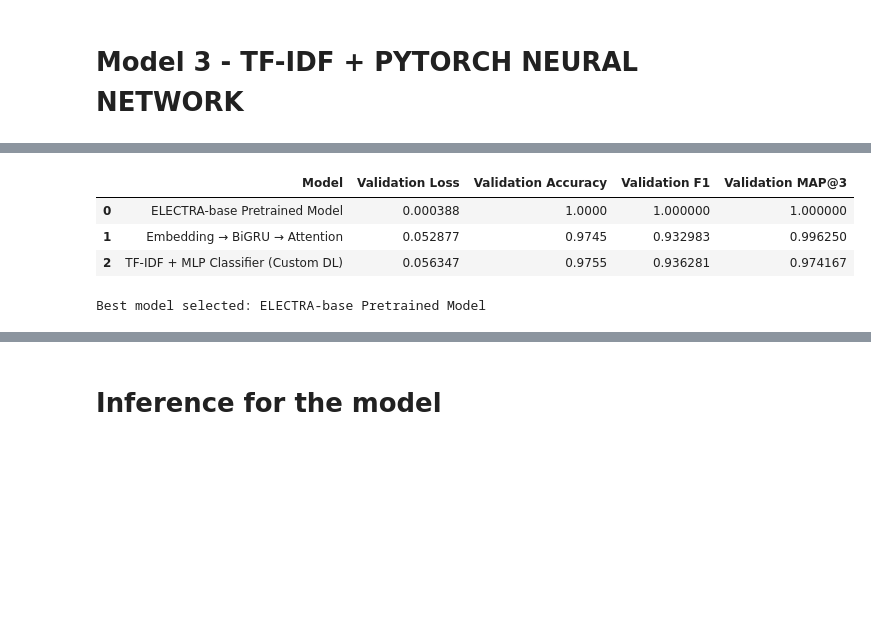
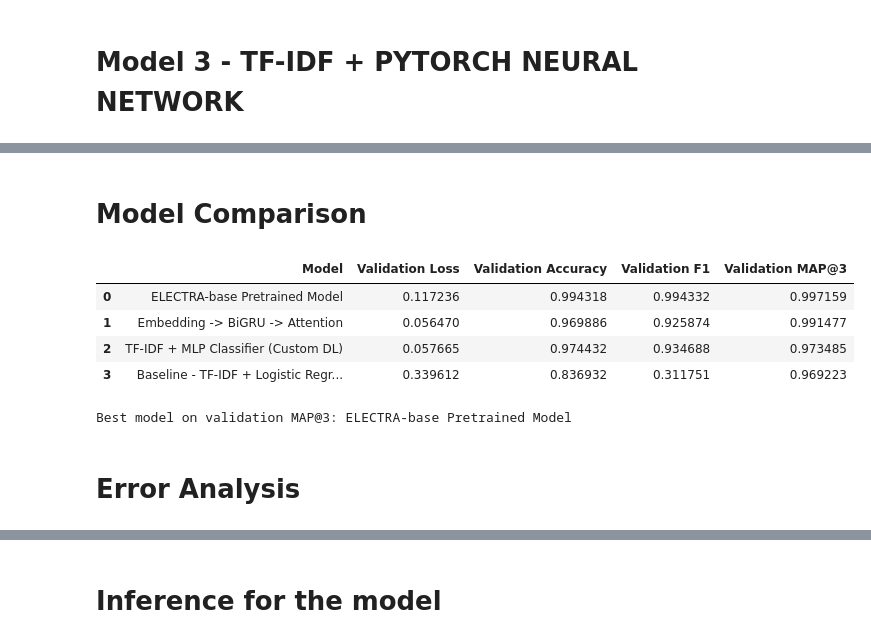
Before and after one commit to Hariom9991/dl-24f1000881-notebook-t22026, a Jupyter notebook: kaggle_notebook.ipynb, the cells around one changed output, grey strips where cells are left out. Saved outputs shown, nothing was run; the diff lists cells and outputs as text; code cells hidden in the pictures; blank space fills up the shorter version.

```diff
--- a/kaggle_notebook.ipynb
+++ b/kaggle_notebook.ipynb
@@ -736,11 +765,10 @@ def train_scratch_model(model, train_loader, val_loader, val_main_df, epochs=5,
             logits = model(input_ids)
             loss = criterion(logits, targets)
             loss.backward()
+            torch.nn.utils.clip_grad_norm_(model.parameters(), MAX_GRAD_NORM)
             optimizer.step()
 
             total_train_loss += loss.item()
-
-        # Pehle ye line galat indented thi, ab ye outer epoch loop ke andar sahi aligned hai
         val_metrics = evaluate_scratch_model(model, val_loader, val_main_df, device)
 
         epoch_result = {
@@ -768,7 +796,8 @@ def train_scratch_model(model, train_loader, val_loader, val_main_df, epochs=5,
 
         if val_metrics['map3'] > best_map3:
             best_map3 = val_metrics['map3']
-            best_state = model.state_dict()
+            best_state = copy.deepcopy(model.state_dict())  # deepcopy: state_dict() alone returns live tensor
+                                                              # references that keep changing as training continues
 
     if best_state is not None:
         model.load_state_dict(best_state)
@@ -1153,3 +1192,13 @@ def train_electra_mc(
 
     history_df = pd.DataFrame(history)
     return model, history_df
+# %%
+def compute_class_weights(df, label_col="answer"):
+    """Inverse-frequency class weights, ordered by LABEL2ID (A..E)."""
+    counts = df[label_col].map(LABEL2ID).value_counts().reindex(range(len(LABEL2ID)), fill_value=1)
+    total = counts.sum()
+    weights = total / (len(LABEL2ID) * counts)
+    return torch.tensor(weights.values, dtype=torch.float)
+
+main_class_weights = compute_class_weights(train_main)
+print("Class weights (A, B, C, D, E):", main_class_weights.tolist())
@@ -1157,7 +1208,7 @@ def train_electra_mc(
 mc_model = AutoModelForMultipleChoice.from_pretrained(MC_MODEL_NAME).to(DEVICE)
 
 electra_run = start_run(
-    "model3_pretrained_electra_base",
+    "model2_pretrained_electra_base",
     {
         "model_type": "Pretrained Transformer",
         "model_name": MC_MODEL_NAME,
@@ -1168,7 +1219,10 @@ electra_run = start_run(
         "epochs": EPOCHS,
         "learning_rate": LEARNING_RATE,
         "weight_decay": WEIGHT_DECAY,
-        "max_grad_norm": MAX_GRAD_NORM
+        "max_grad_norm": MAX_GRAD_NORM,
+        "accumulation_steps": ACCUMULATION_STEPS,
+        "effective_batch_size": TRAIN_BATCH_SIZE * ACCUMULATION_STEPS,
+        "class_weights": main_class_weights.tolist()
     }
 )
 mc_model, electra_history = train_electra_mc(
@@ -1178,7 +1232,9 @@ mc_model, electra_history = train_electra_mc(
     epochs=EPOCHS,
     lr=LEARNING_RATE,
     weight_decay=WEIGHT_DECAY,
-    device=DEVICE
+    device=DEVICE,
+    class_weights=main_class_weights,
+    accumulation_steps=ACCUMULATION_STEPS
 )
 
 display(electra_history)
@@ -1188,7 +1244,7 @@ best_row = electra_history.sort_values(
     ascending=False
 ).iloc[0]
 
-print("Model 3 - ELECTRA-base")
+print("Model 2 - ELECTRA-base")
 print("Validation Loss     :", round(best_row["val_loss"], 5))
 print("Validation Accuracy :", round(best_row["val_accuracy"], 5))
 print("Validation F1       :", round(best_row["val_f1"], 5))
@@ -1492,44 +1549,53 @@ wandb: Find logs at: ./wandb/run-20260722_110904-a4t2cihr/logs
+# %% [markdown]
+# Model Comparison
 # %%
-# FINAL MODEL COMPARISON & RANKING DASHBOARD
-
 results = [
+    {
+        "Model": "Baseline - TF-IDF + Logistic Regression",
+        "Validation Loss": baseline_metrics["loss"],
+        "Validation Accuracy": baseline_metrics["accuracy"],
+        "Validation F1": baseline_metrics["f1"],
+        "Validation MAP@3": baseline_map3
+    },
     {
         "Model": "TF-IDF + MLP Classifier (Custom DL)",
         "Validation Loss": dl_binary_metrics["loss"],
         "Validation Accuracy": dl_binary_metrics["accuracy"],
         "Validation F1": dl_binary_metrics["f1"],
         "Validation MAP@3": dl_map3
     },
     {
-        "Model": "Embedding → BiGRU → Attention",
+        "Model": "Embedding -> BiGRU -> Attention",
         "Validation Loss": best_scratch_row["val_loss"],
         "Validation Accuracy": best_scratch_row["val_accuracy"],
         "Validation F1": best_scratch_row["val_f1"],
         "Validation MAP@3": best_scratch_row["val_map3"]
     },
     {
         "Model": "ELECTRA-base Pretrained Model",
         "Validation Loss": best_row["val_loss"],
         "Validation Accuracy": best_row["val_accuracy"],
         "Validation F1": best_row["val_f1"],
         "Validation MAP@3": best_row["val_map3"]
     }
 ]
 
 results_df = (
     pd.DataFrame(results)
       .sort_values(by=["Validation MAP@3", "Validation Loss"], ascending=[False, True])
       .reset_index(drop=True)
 )
 
 display(results_df)
 
-# Select Best Model
-best_model_name = results_df.loc[0, 'Model']
-print("Best model selected:", best_model_name)
+best_model_name = results_df.loc[0, "Model"]
+print("Best model on validation MAP@3:", best_model_name)
 # %% [output]
 |  | Model | Validation Loss | Validation Accuracy | Validation F1 | Validation MAP@3 |
-| 0 | ELECTRA-base Pretrained Model | 0.000388 | 1.0000 | 1.000000 | 1.000000 |
-| 1 | Embedding → BiGRU → Attention | 0.052877 | 0.9745 | 0.932983 | 0.996250 |
-| 2 | TF-IDF + MLP Classifier (Custom DL) | 0.056347 | 0.9755 | 0.936281 | 0.974167 |
+| 0 | ELECTRA-base Pretrained Model | 0.117236 | 0.994318 | 0.994332 | 0.997159 |
+| 1 | Embedding -> BiGRU -> Attention | 0.056470 | 0.969886 | 0.925874 | 0.991477 |
+| 2 | TF-IDF + MLP Classifier (Custom DL) | 0.057665 | 0.974432 | 0.934688 | 0.973485 |
+| 3 | Baseline - TF-IDF + Logistic Regr... | 0.339612 | 0.836932 | 0.311751 | 0.969223 |
-Best model selected: ELECTRA-base Pretrained Model
+Best model on validation MAP@3: ELECTRA-base Pretrained Model
+# %% [markdown]
+# Error Analysis
```
Also changed, not shown: parts of 34 cells of this notebook.
